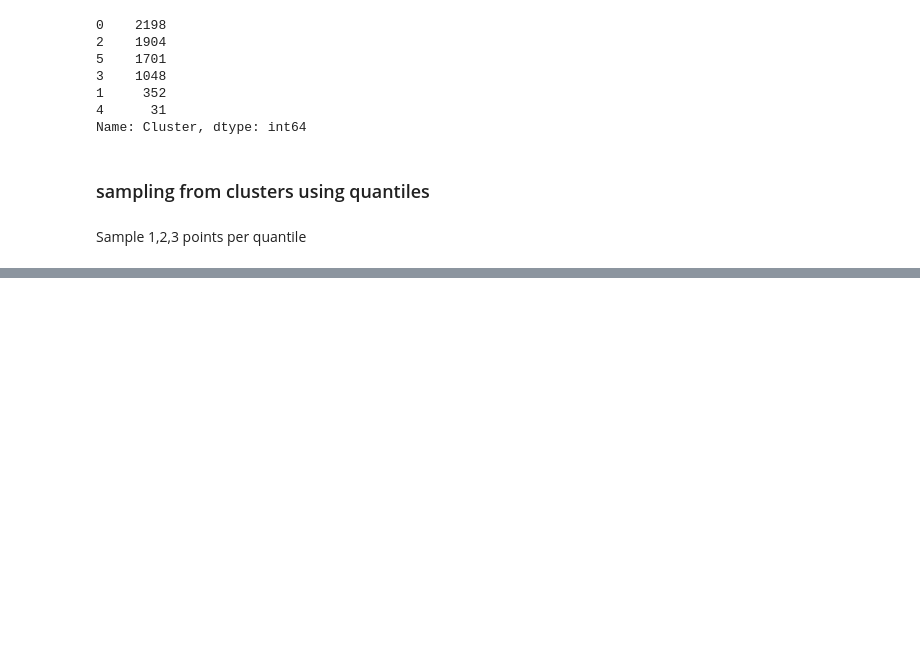
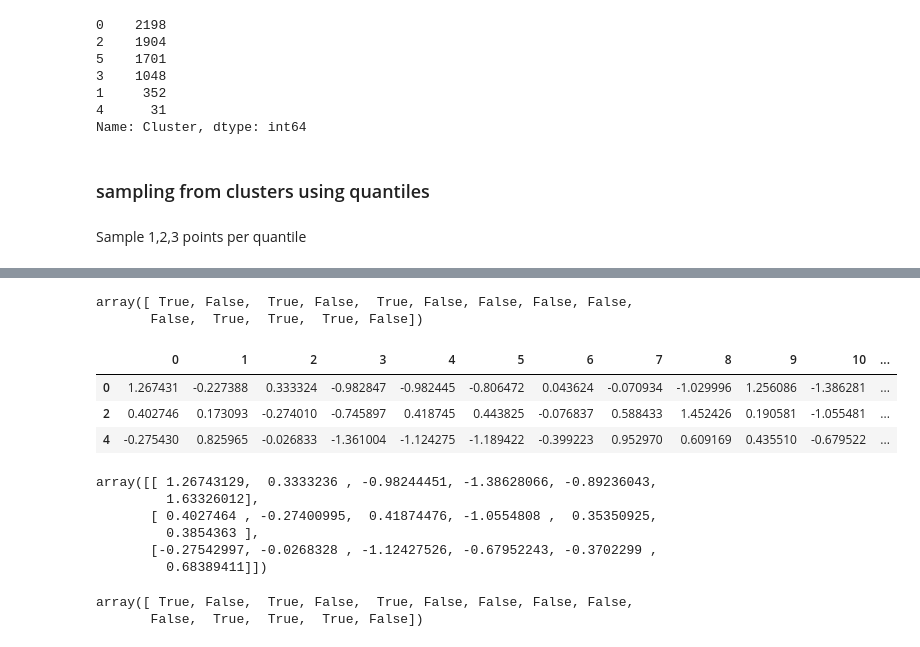
Before and after one commit to gerzin/mlem, a Jupyter notebook: notebooks/datasets/adult/BB_NO_CLUSTERING/AdultBlackboxWithoutClustering.ipynb, the cells around one changed output, grey strips where cells are left out. Drawn from its saved outputs; the diff is of its cells as text; code cells hidden in the pictures; blank space fills up the shorter version.

```diff
--- a/notebooks/datasets/adult/BB_NO_CLUSTERING/AdultBlackboxWithoutClustering.ipynb
+++ b/notebooks/datasets/adult/BB_NO_CLUSTERING/AdultBlackboxWithoutClustering.ipynb
@@ -513,0 +538,36 @@ for n_samp in (1,2,3):
+# %%
+ADULT_COLUMN_MASK = np.array([int(x) == 1 for x in "1,0,1,0,1,0,0,0,0,0,1,1,1,0".split(",")])
+ADULT_COLUMN_MASK
+# %% [output]
+array([ True, False,  True, False,  True, False, False, False, False,
+       False,  True,  True,  True, False])
+# %%
+a = np.random.randn(6, 14)
+# %%
+d = pd.DataFrame(a)
+# %%
+d['Label'] = np.array([1,0,1,0,1,0])
+# %%
+ones = d[d['Label'] == 1].copy()
+zeros = d[d['Label'] == 0].copy()
+# %%
+ones
+# %% [output]
+|  | 0 | 1 | 2 | 3 | 4 | 5 | 6 | 7 | 8 | 9 | 10 | ... |
+| 0 | 1.267431 | -0.227388 | 0.333324 | -0.982847 | -0.982445 | -0.806472 | 0.043624 | -0.070934 | -1.029996 | 1.256086 | -1.386281 | ... |
+| 2 | 0.402746 | 0.173093 | -0.274010 | -0.745897 | 0.418745 | 0.443825 | -0.076837 | 0.588433 | 1.452426 | 0.190581 | -1.055481 | ... |
+| 4 | -0.275430 | 0.825965 | -0.026833 | -1.361004 | -1.124275 | -1.189422 | -0.399223 | 0.952970 | 0.609169 | 0.435510 | -0.679522 | ... |
+# %%
+ones.drop('Label',axis=1).to_numpy()[:, ADULT_COLUMN_MASK]
+# %% [output]
+array([[ 1.26743129,  0.3333236 , -0.98244451, -1.38628066, -0.89236043,
+         1.63326012],
+       [ 0.4027464 , -0.27400995,  0.41874476, -1.0554808 ,  0.35350925,
+         0.3854363 ],
+       [-0.27542997, -0.0268328 , -1.12427526, -0.67952243, -0.3702299 ,
+         0.68389411]])
+# %%
+np.array(ADULT_COLUMN_MASK)
+# %% [output]
+array([ True, False,  True, False,  True, False, False, False, False,
+       False,  True,  True,  True, False])
```
Also changed, not shown: parts of 17 cells of this notebook, 10 other files.
